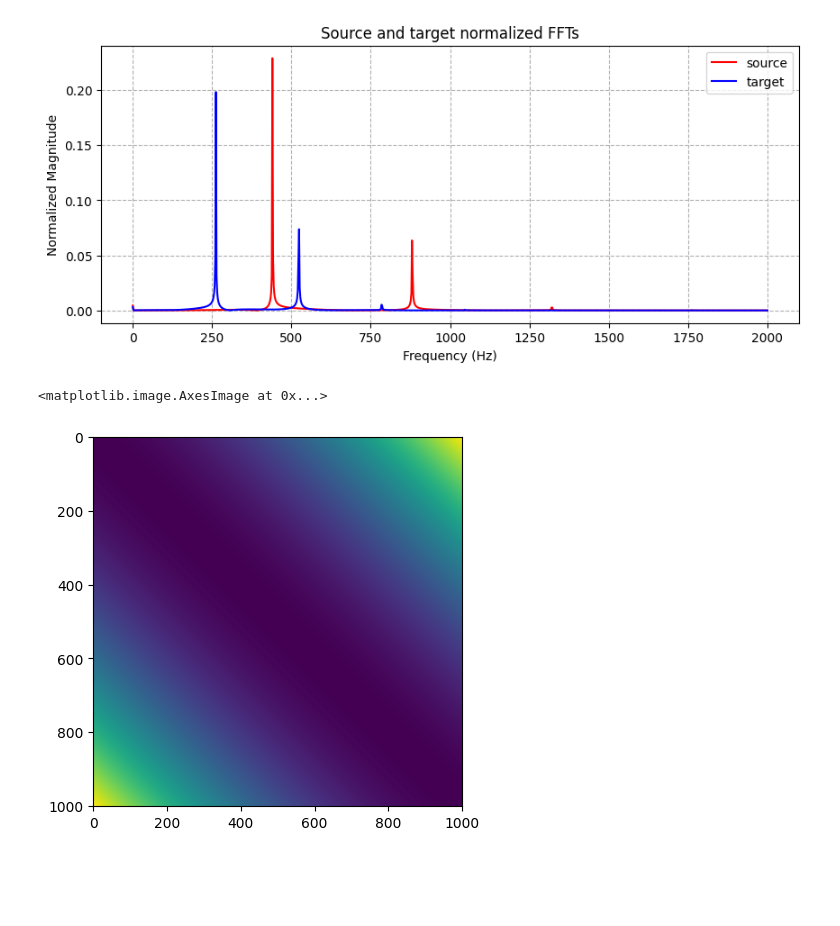
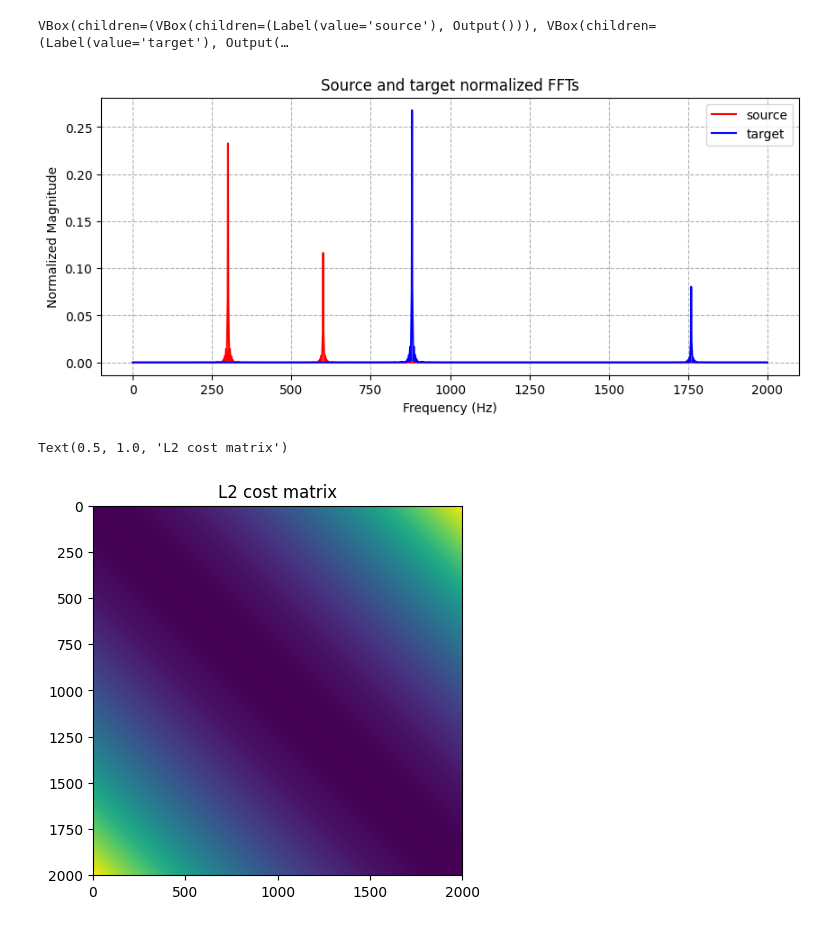
Before and after one commit to zaquastier/audiot, a Jupyter notebook: experiments/other/euclidean-interpolation.ipynb, the cells around one changed output. Cells and saved outputs as stored; diff of their text form; code cells hidden in the pictures; blank space fills up the shorter version.

```diff
--- a/experiments/other/euclidean-interpolation.ipynb
+++ b/experiments/other/euclidean-interpolation.ipynb
@@ -3,34 +6,61 @@ from audiot import *
+# %%
+sr = 44100
+total_duration = 1
+event_duration = 0.8
+start = 0.1
+
+f0 = 300
+f1 = 880
+
+alpha = 0.8
+
+source_signal = np.zeros(int(sr * total_duration))
+target_signal = np.zeros_like(source_signal)
+
+for t in range(int(event_duration * sr)):
+    source_signal[int(start * sr) + t] = np.sin(2*np.pi*t*f0 / sr)
+    source_signal[int(start * sr) + t] += 0.5*np.sin(2*np.pi*t*f0*2 / sr)
+    target_signal[int(start * sr) + t] = np.sin(2*np.pi*t*f1 / sr)
+    target_signal[int(start * sr) + t] += 0.3*np.sin(2*np.pi*t*f1*2 / sr)
+
+smooth_len = 2000
+if smooth_len > 0:
+    smoothing = np.linspace(0, 1, smooth_len)
+    source_signal[int(start * sr):smooth_len + int(start * sr)] *= smoothing
+    source_signal[int((start + event_duration) * sr)-smooth_len:int((start + event_duration) * sr)] *= np.flip(smoothing)
+    target_signal[int(start * sr):smooth_len + int(start * sr)] *= smoothing
+    target_signal[int((start + event_duration) * sr)-smooth_len:int((start + event_duration) * sr)] *= np.flip(smoothing)
+
+signals = [source_signal, target_signal]
+titles = ['source', 'target']
+audio_widgets = [audio_widget(signal, title) for signal, title in zip(signals, titles)]
+
+grid = widgets.VBox(audio_widgets)
+grid
+# %% [output]
+VBox(children=(VBox(children=(Label(value='source'), Output())), VBox(children=(Label(value='target'), Output(…
 # %%
-sr = 44100
-duration = 0.5
-smooth_len = 100
 max_frequency = 2000
 
-source_path = SOUNDS / 'digital/A3.wav'
-target_path = SOUNDS / 'digital/C3.wav'
+source_fft, support = fft(source_signal, sr=sr, return_support=True, max_frequency=max_frequency)
+target_fft = fft(target_signal, sr=sr, max_frequency=max_frequency)
 
-source_signal = load_signal(source_path, sr=sr, duration=duration, smooth_len=smooth_len)
-target_signal = load_signal(target_path, sr=sr, duration=duration, smooth_len=smooth_len)
+source = np.abs(source_fft) / np.sum(np.abs(source_fft))
+target = np.abs(target_fft) / np.sum(np.abs(target_fft))
 
-source_fft, support = fft_normalized(source_signal, sr=sr, return_support=True, max_frequency=max_frequency)
-target_fft = fft_normalized(target_signal, sr=sr, max_frequency=max_frequency)
-
-plot_signals(support, signals=[source_fft, target_fft], labels=['source', 'target'], title='Source and target normalized FFTs', colors=['r', 'b'])
+plot_signals(support, signals=[source, target], labels=['source', 'target'], title='Source and target normalized FFTs', colors=['r', 'b'])
 # %% [output]
-[figure, old version]
+[figure, new version]
 # %%
 # Optimal transport
 
-alpha = 0.5
-
-dist = lambda x, y: np.sqrt((x-y)**2)
-dist = lambda x, y: np.abs(x-y)
 dist = lambda x, y: (x-y)**2
 
 M = cost_matrix(support, dist=dist)
 
 plt.imshow(M)
+plt.title('L2 cost matrix')
 # %% [output]
-<matplotlib.image.AxesImage at 0x...>
+Text(0.5, 1.0, 'L2 cost matrix')
-[figure, old version]
+[figure, new version]
 # %%
```
Also changed, not shown: parts of 6 cells of this notebook, 8 other files.
